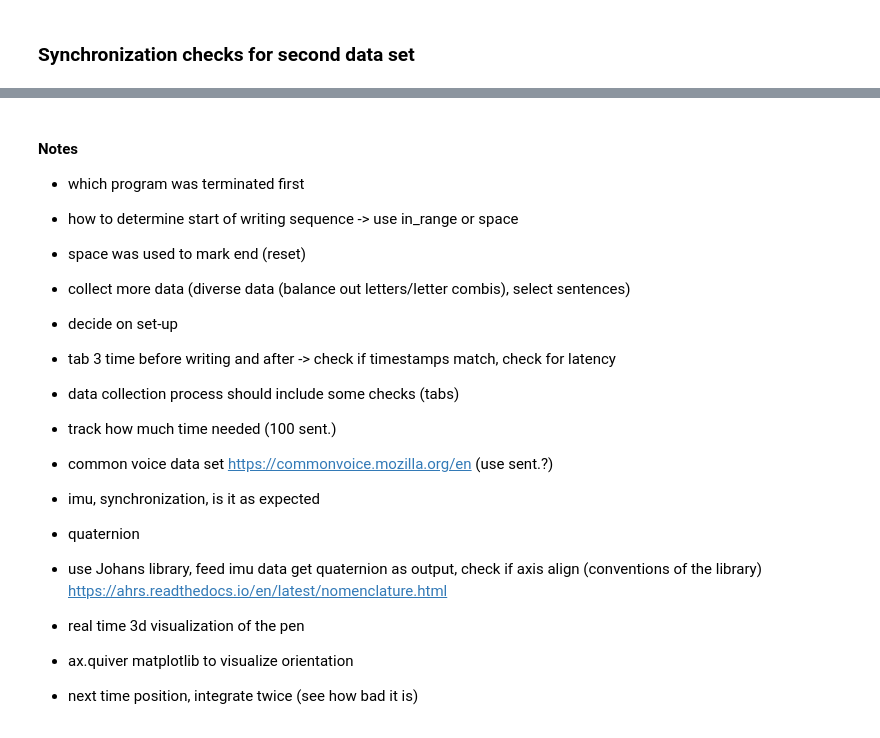
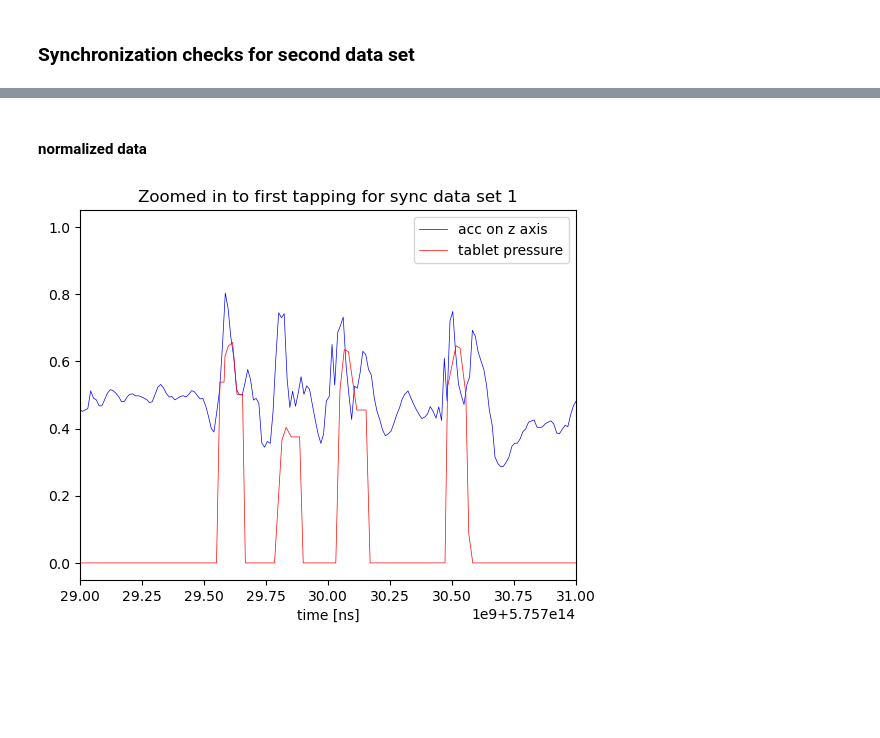
Before and after one commit to anni5701/patternRecognition, a Jupyter notebook: stylus-playground-master/notebook/sync.ipynb, the cells around one changed output, grey strips where cells are left out. Cells and saved outputs as stored; diff of their text form; code cells hidden in the pictures; blank space fills up the shorter version.

```diff
--- a/stylus-playground-master/notebook/sync.ipynb
+++ b/stylus-playground-master/notebook/sync.ipynb
@@ -113,2 +109,14 @@ plt.show()
+# %%
+# normalize data
+
+# acc data for z axis
+min_az = min(sync_imu.az)
+max_az = max(sync_imu.az)
+sync_imu['normalized_az'] = (sync_imu.az + abs(min_az)) / (max_az + abs(min_az))
+
+# tablet data
+min_pressure = min(sync_tab.pressure)
+max_pressure = max(sync_tab.pressure)
+sync_tab['normalized_tab_pressure'] = (sync_tab.pressure-min_pressure)/ (max_pressure -min_pressure)
 # %% [markdown]
 ### Synchronization checks for second data set
@@ -344,20 +123,32 @@ plt.scatter(prog.host_timestamp_x, prog.pressure, s=5)
-# %% [markdown]
-#### Notes
-- which program was terminated first
-- how to determine start of writing sequence -> use in_range or space
-- space was used to mark end (reset)
-
-- collect more data (diverse data (balance out letters/letter combis), select sentences)
-- decide on set-up
-- tab 3 time before writing and after -> check if timestamps match, check for latency
-- data collection process should include some checks (tabs)
-- track how much time needed (100 sent.)
-- common voice data set https://commonvoice.mozilla.org/en (use sent.?)
-- imu, synchronization, is it as expected
-- quaternion
-
-- use Johans library, feed imu data get quaternion as output, check if axis align (conventions of the library) https://ahrs.readthedocs.io/en/latest/nomenclature.html
-- real time 3d visualization of the pen
-- ax.quiver matplotlib to visualize orientation
-
-- next time position, integrate twice (see how bad it is)
+# %% [markdown]
+#### normalized data
+# %%
+# normalize data
+
+# acc data
+min_az = min(sync_imu.az)
+max_az = max(sync_imu.az)
+sync_imu['normalized_az'] = (sync_imu.az + abs(min_az)) / (max_az + abs(min_az))
+
+min_az_2 = min(sync_imu_2.az)
+max_az_2 = max(sync_imu_2.az)
+sync_imu_2['normalized_az'] = (sync_imu_2.az + abs(min_az_2)) / (max_az_2 + abs(min_az_2))
+
+# tablet data
+min_pressure = min(sync_tab.pressure)
+max_pressure = max(sync_tab.pressure)
+sync_tab['normalized_tab_pressure'] = (sync_tab.pressure-min_pressure)/ (max_pressure -min_pressure)
+
+min_pressure_2 = min(sync_tab_2.pressure)
+max_pressure_2 = max(sync_tab_2.pressure)
+sync_tab_2['normalized_tab_pressure'] = (sync_tab_2.pressure-min_pressure_2)/ (max_pressure_2 -min_pressure_2)
+# %%
+plt.plot(sync_imu.host_timestamp, sync_imu.normalized_az, color="blue", linewidth=0.5,label='acc on z axis')
+plt.plot(sync_tab.host_timestamp, sync_tab.normalized_tab_pressure,color="red", linewidth=0.5,label='tablet pressure')
+plt.xlim(2.9 * 1e10 + 5.757e14, 3.1 * 1e10+ 5.757e14)
+plt.legend()
+plt.title('Zoomed in to first tapping for sync data set 1')
+plt.xlabel('time [ns]')
+plt.show()
+# %% [output]
+[figure, added]
```
Also changed, not shown: parts of 59 cells of this notebook, 12 other files.
